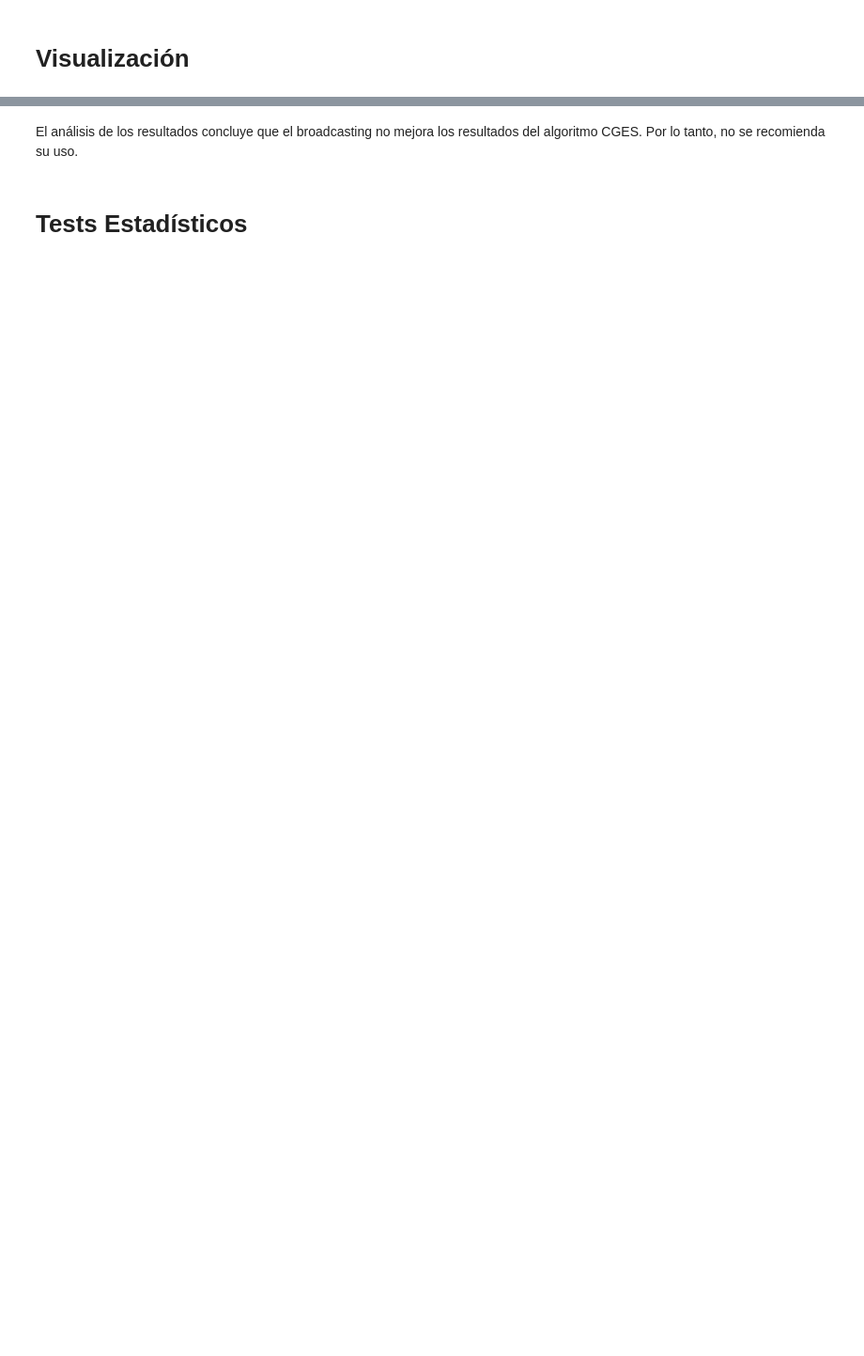
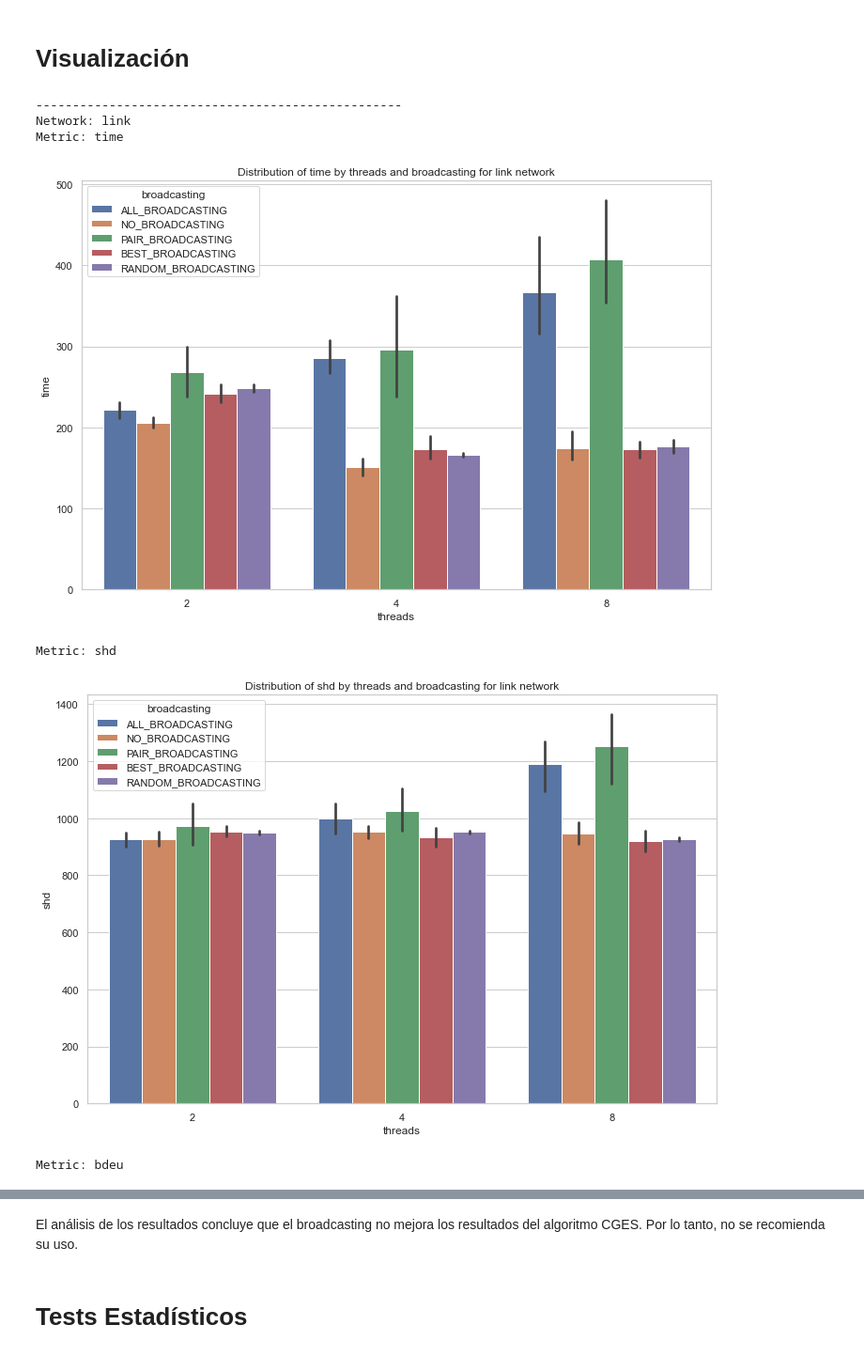
Before and after one commit to JLaborda/cges, a Jupyter notebook: notebooks/broadcasting_experiments/analysis.ipynb, the cells around one changed output, grey strips where cells are left out. Shown at 94% size. Cells and saved outputs as stored; diff of their text form; code cells hidden in the pictures; blank space fills up the shorter version.

```diff
--- a/notebooks/broadcasting_experiments/analysis.ipynb
+++ b/notebooks/broadcasting_experiments/analysis.ipynb
@@ -230,0 +292,15 @@ df_plot = df[df.threads != 1]
+# %%
+for network in ["link"]:#df_plot.netName.unique():
+    print("--------------------------------------------------")
+    print("Network: " + network)
+    for metric in ['time', 'shd', 'bdeu']:
+        print("Metric: " + metric)
+        plot_barplot(df=df_plot,network=network, x='threads', y=metric, hue='broadcasting')
+# %% [output]
+--------------------------------------------------
+Network: link
+Metric: time
+[figure, added]
+Metric: shd
+[figure, added]
+Metric: bdeu
```
Also changed, not shown: parts of 18 cells of this notebook, 21 other files.
